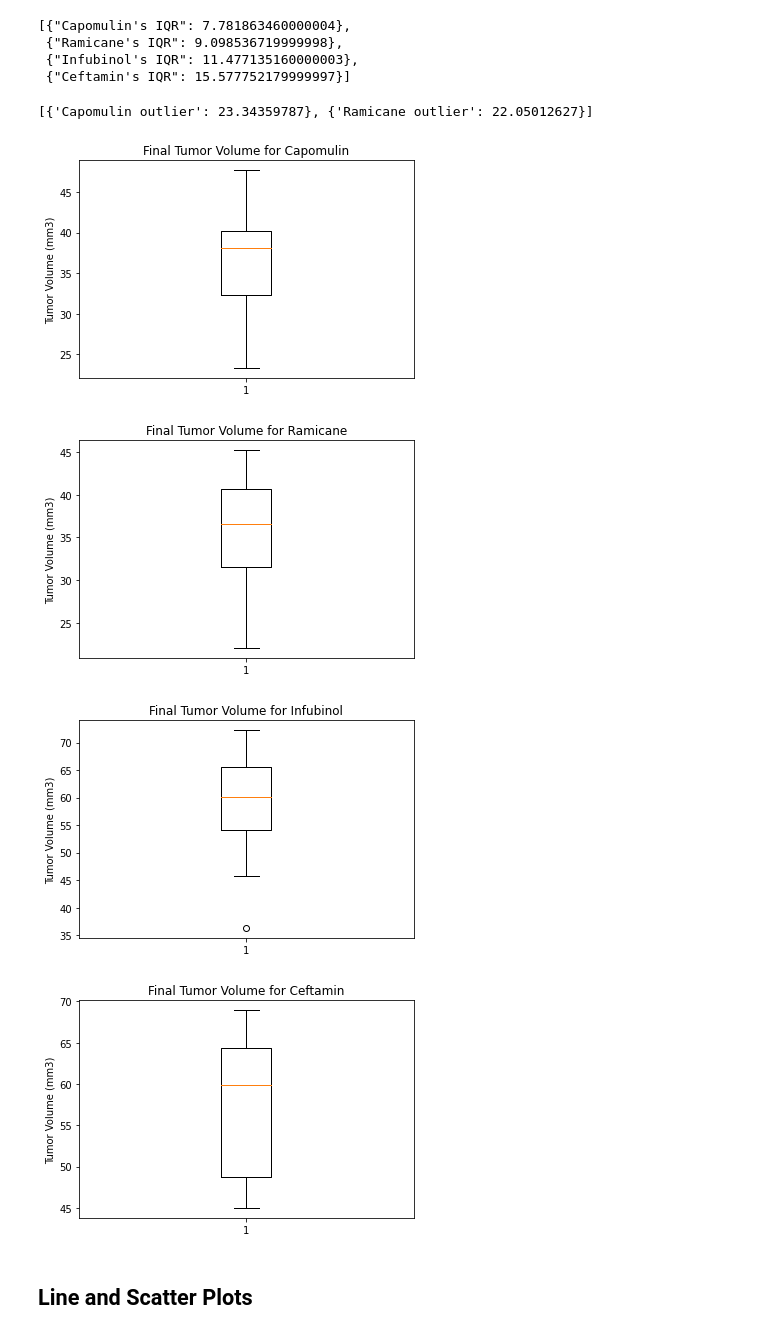
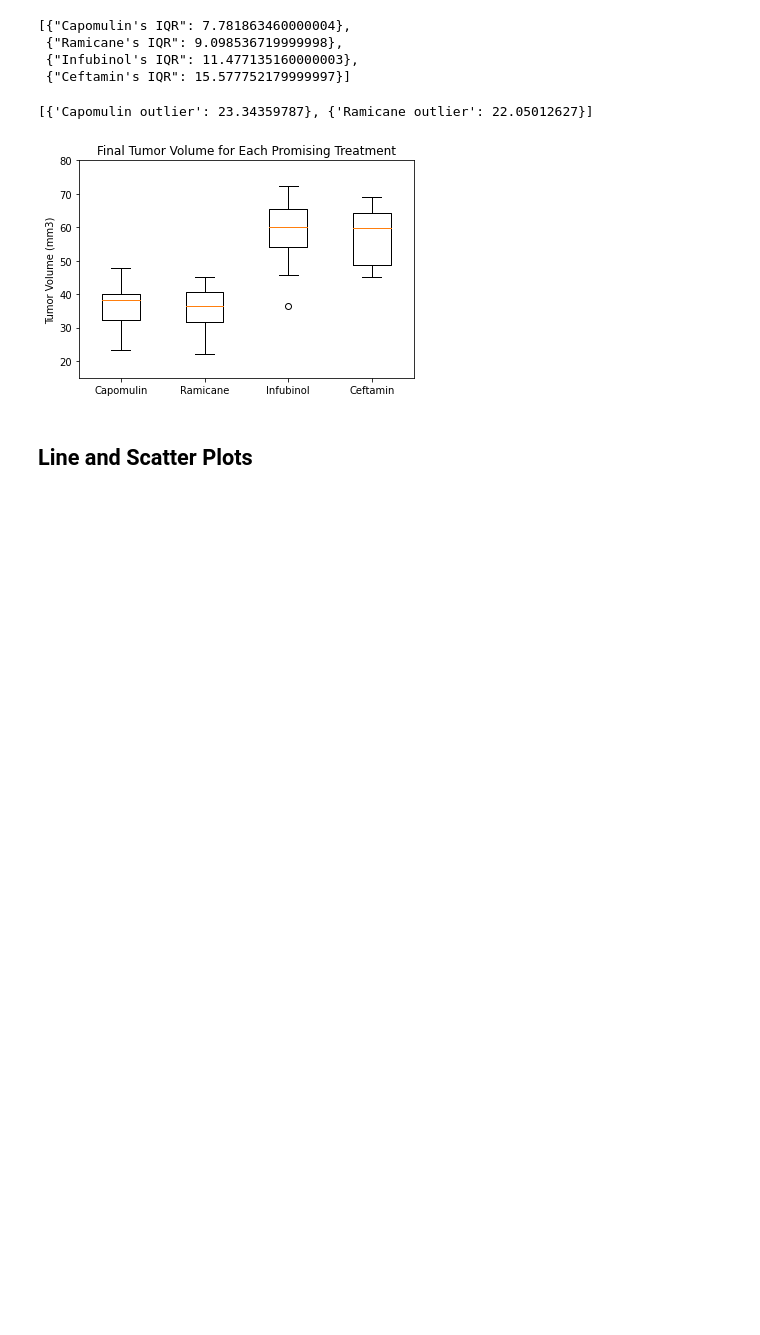
Before and after one commit to potterc22/MatPlotLib-Challenge, a Jupyter notebook: pymaceuticals_starter.ipynb, the cells around one changed output. Cells and saved outputs as stored; diff of their text form; code cells hidden in the pictures; blank space fills up the shorter version.

Commit message:
Combined Box Plots into same figure

```diff
--- a/pymaceuticals_starter.ipynb
+++ b/pymaceuticals_starter.ipynb
@@ -271,18 +269,19 @@ outliers
 [{'Capomulin outlier': 23.34359787}, {'Ramicane outlier': 22.05012627}]
 # %%
 # Generate a box plot of the final tumor volume of each mouse across four regimens of interest
+data = []
 for treatment in promising_treatments:
     tumor_volumes = merged_df.loc[merged_df['Drug Regimen'] == treatment]['Tumor Volume (mm3)']
-    fig1, ax1 = plt.subplots()
-    ax1.set_title('Final Tumor Volume for ' + treatment)
-    ax1.set_ylabel('Tumor Volume (mm3)')
-    ax1.boxplot(tumor_volumes)
-    plt.show()
+    data.append(tumor_volumes)
+fig1, ax1 = plt.subplots()
+ax1.set_title('Final Tumor Volume for Each Promising Treatment')
+ax1.set_ylabel('Tumor Volume (mm3)')
+ax1.boxplot(data)
+plt.xticks([1,2,3,4], promising_treatments)
+plt.ylim(15, 80)
+plt.show()
 # %% [output]
-[figure, old version]
+[figure, new version]
-[figure, removed]
-[figure, removed]
-[figure, removed]
 # %% [markdown]
 ## Line and Scatter Plots
 # %%
```
Also changed, not shown: parts of 2 cells of this notebook.
